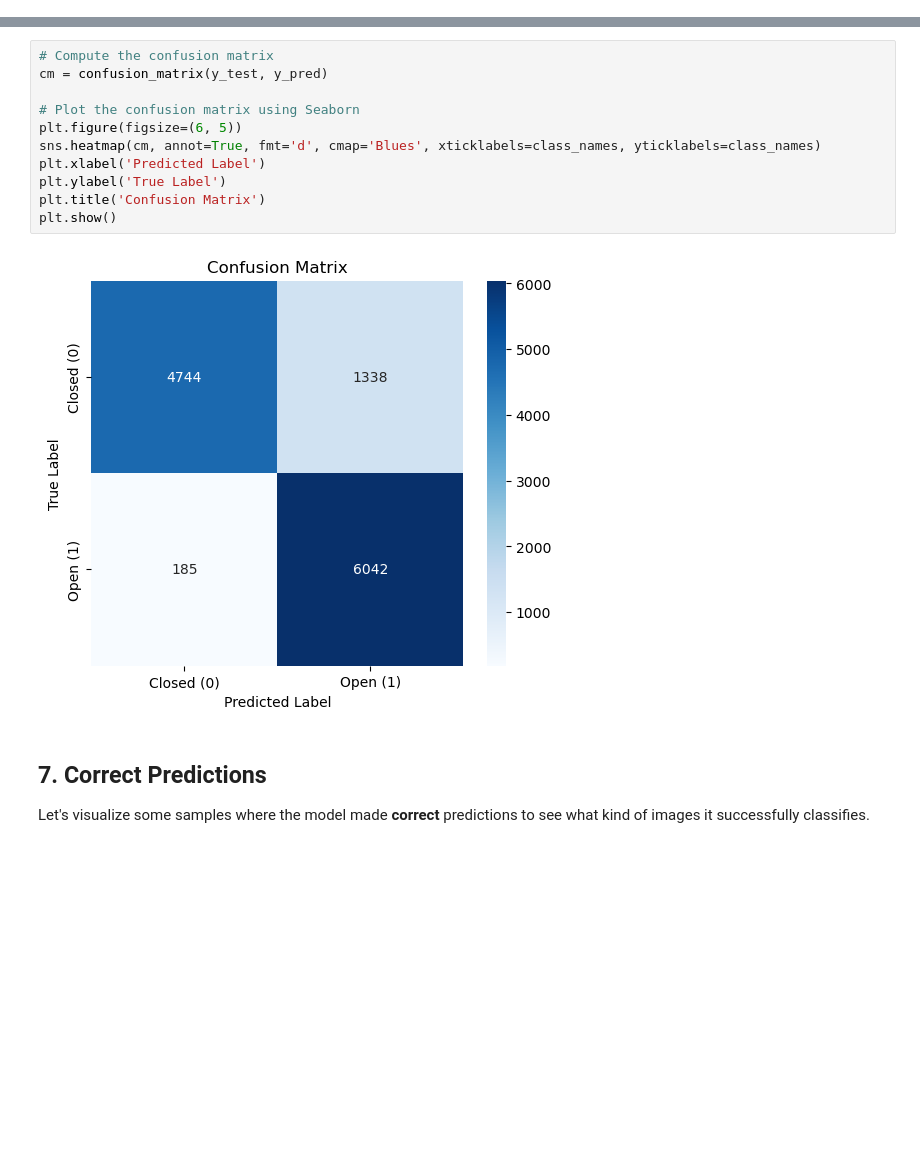
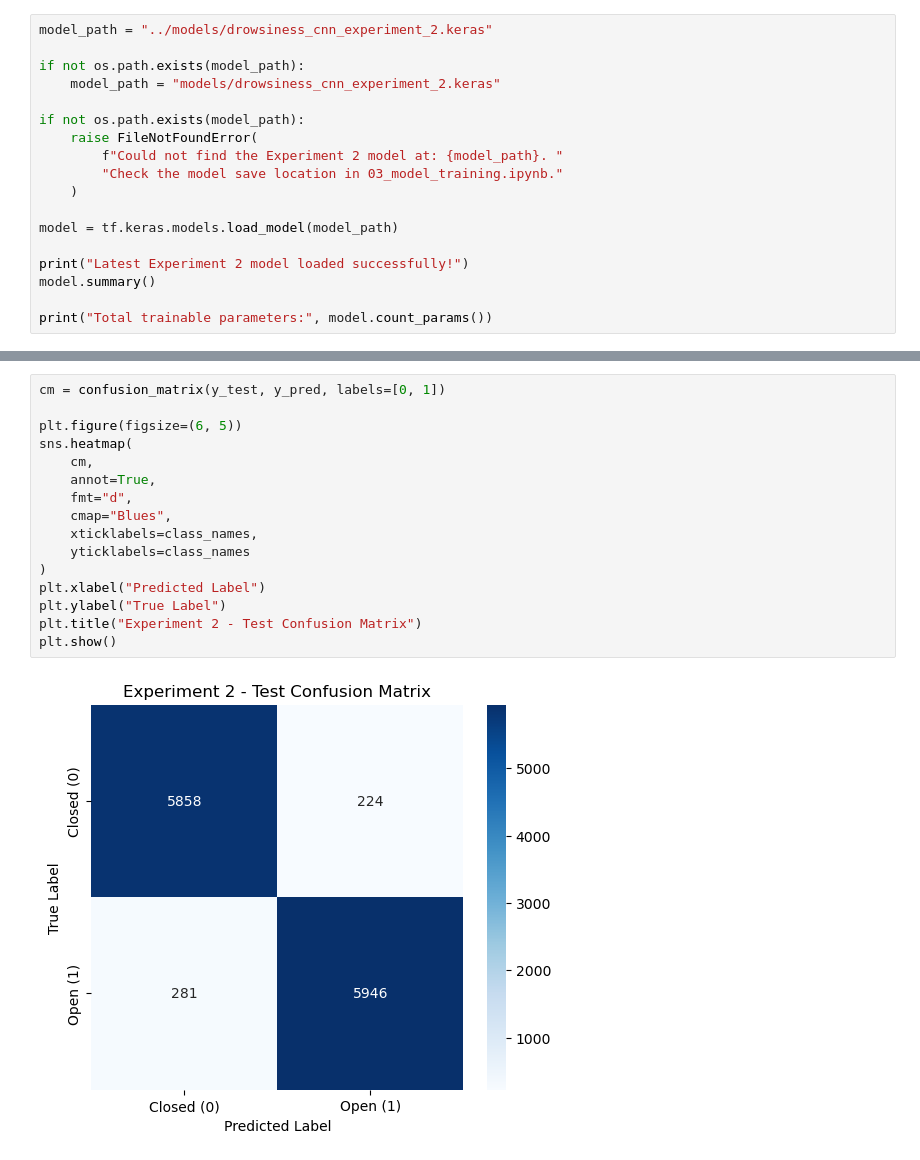
Before and after one commit to Dexter-2005/Driver_Drowsiness_Monitor, a Jupyter notebook: upstream_driver/notebooks/04_model_analysis.ipynb, the cells around one changed output, grey strips where cells are left out. Saved outputs shown, nothing was run; the diff lists cells and outputs as text; blank space fills up the shorter version.

Commit message:
updated the models and analysis data aug

```diff
--- a/upstream_driver/notebooks/04_model_analysis.ipynb
+++ b/upstream_driver/notebooks/04_model_analysis.ipynb
@@ -72,0 +58,18 @@ We will now use the trained model to generate predictions on our test set. Since
+# %%
+model_path = "../models/drowsiness_cnn_experiment_2.keras"
+
+if not os.path.exists(model_path):
+    model_path = "models/drowsiness_cnn_experiment_2.keras"
+
+if not os.path.exists(model_path):
+    raise FileNotFoundError(
+        f"Could not find the Experiment 2 model at: {model_path}. "
+        "Check the model save location in 03_model_training.ipynb."
+    )
+
+model = tf.keras.models.load_model(model_path)
+
+print("Latest Experiment 2 model loaded successfully!")
+model.summary()
+
+print("Total trainable parameters:", model.count_params())
@@ -228,17 +279,18 @@ A Confusion Matrix provides a visual summary of our model's performance. It help
 # %%
-# Compute the confusion matrix
-cm = confusion_matrix(y_test, y_pred)
+cm = confusion_matrix(y_test, y_pred, labels=[0, 1])
 
-# Plot the confusion matrix using Seaborn
 plt.figure(figsize=(6, 5))
-sns.heatmap(cm, annot=True, fmt='d', cmap='Blues', xticklabels=class_names, yticklabels=class_names)
-plt.xlabel('Predicted Label')
-plt.ylabel('True Label')
-plt.title('Confusion Matrix')
+sns.heatmap(
+    cm,
+    annot=True,
+    fmt="d",
+    cmap="Blues",
+    xticklabels=class_names,
+    yticklabels=class_names
+)
+plt.xlabel("Predicted Label")
+plt.ylabel("True Label")
+plt.title("Experiment 2 - Test Confusion Matrix")
 plt.show()
 # %% [output]
-[figure, old version]
+[figure, new version]
-# %% [markdown]
-## 7. Correct Predictions
-
-Let's visualize some samples where the model made **correct** predictions to see what kind of images it successfully classifies.
```
Also changed, not shown: parts of 35 cells of this notebook, 4 other files.
